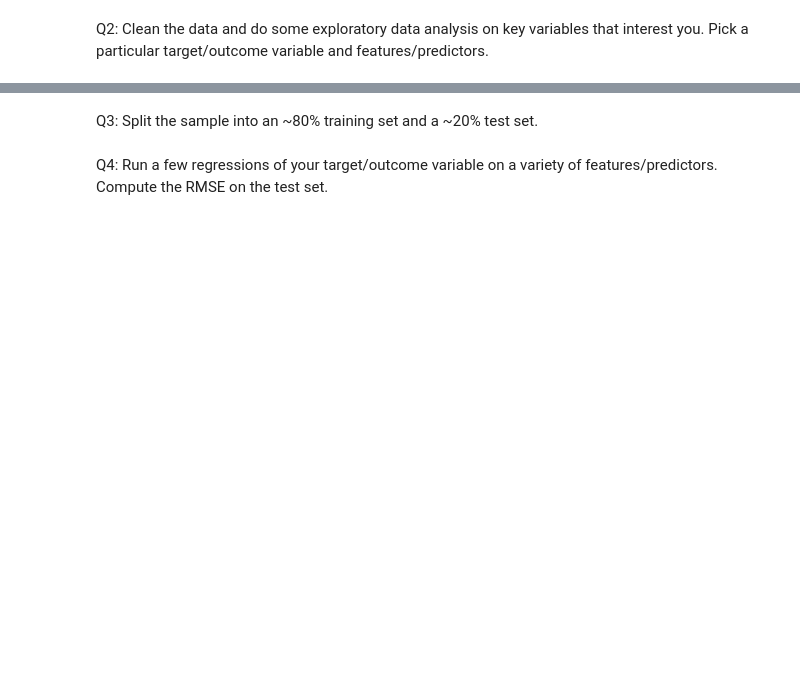
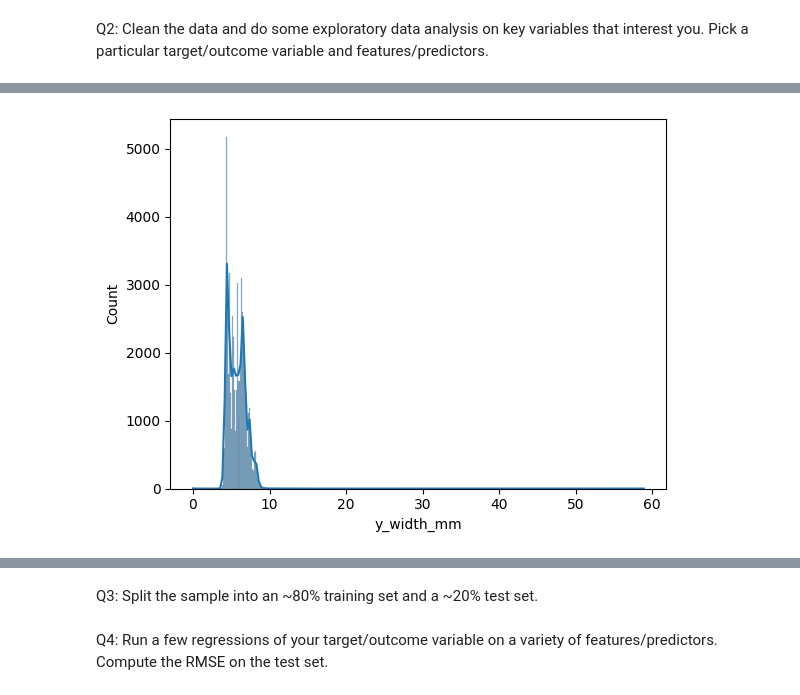
Before and after one commit to natalie-s11/week_8, a Jupyter notebook: Lab_IV_Linear_Models.ipynb, the cells around one changed output, grey strips where cells are left out. Saved outputs shown, nothing was run; the diff lists cells and outputs as text; code cells hidden in the pictures; blank space fills up the shorter version.

```diff
--- a/Lab_IV_Linear_Models.ipynb
+++ b/Lab_IV_Linear_Models.ipynb
@@ -812,0 +925,5 @@ Q2: Clean the data and do some exploratory data analysis on key variables that i
+# %%
+sns.histplot(df['y_width_mm'], kde=True)
+plt.show()
+# %% [output]
+[figure, added]
```
Also changed, not shown: parts of 19 cells of this notebook.
